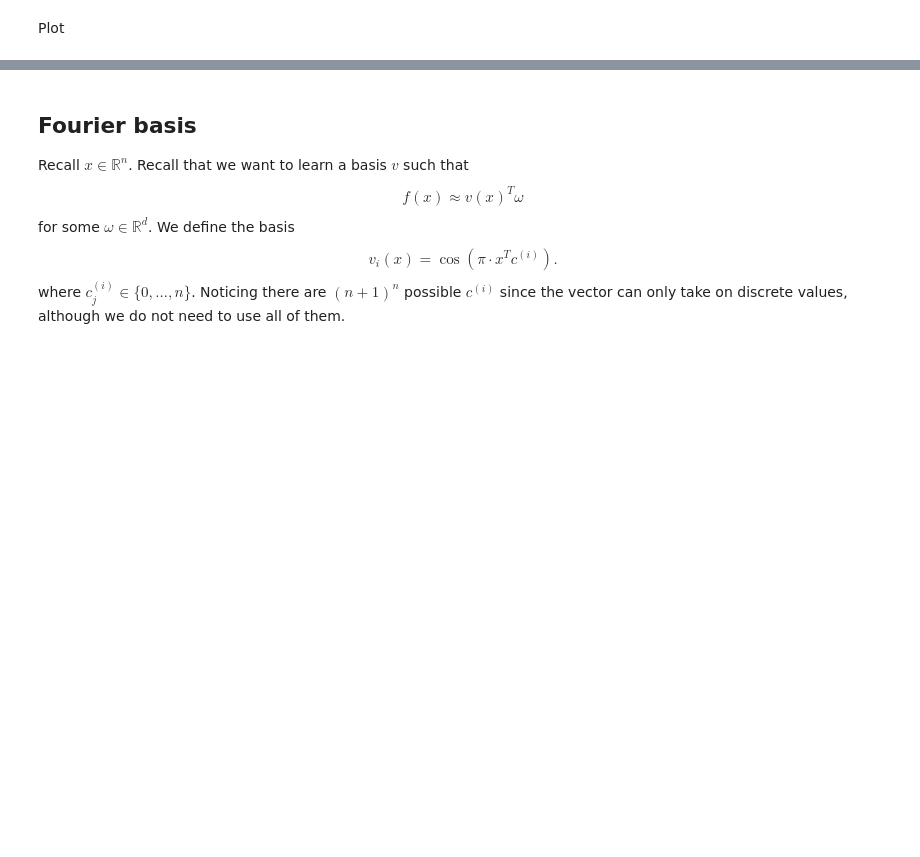
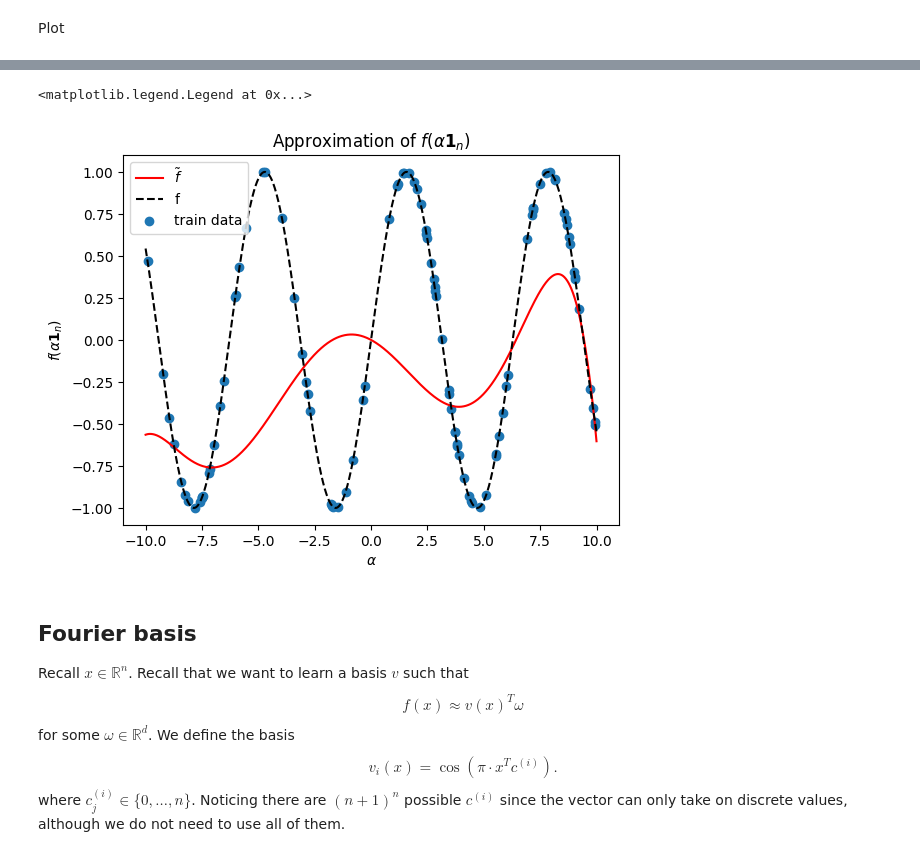
Before and after one commit to jucaleb4/RL-general-action-state, a Jupyter notebook: temp/function_approximation.ipynb, the cells around one changed output, grey strips where cells are left out. Drawn from its saved outputs; the diff is of its cells as text; code cells hidden in the pictures; blank space fills up the shorter version.

```diff
--- a/temp/function_approximation.ipynb
+++ b/temp/function_approximation.ipynb
@@ -221,5 +244,5 @@ Let's try it again with regularization (i.e., ridge regression).
 # %%
-ds = [2,3,3,3,3]
+ds = 7*np.ones(5, dtype=int)
 n_train = 100
 n_test = 20
 model = Pipeline([
@@ -230,31 +270,36 @@ test(n, ds, n_train, n_test, get_polynomial_Ab, model)
 # %%
-i = 4
+i = 3
 f = locals()[f"f{i}"]
 d = ds[i-1]
 seed = None
 
 # train to get weights
 rng = np.random.default_rng(seed)
 train_set = 20*rng.random(size=(n_train, n))-10
 (A_train, b_train) = get_polynomial_Ab(f, d, train_set)
 model.fit(A_train, b_train)
 omega = model.named_steps['reg'].coef_
 
 # evaluate the model
 xs = np.linspace(-10, 10, 1000)
 eval_set = np.diag(xs) @ np.ones((len(xs), n))
 (A_eval, b_eval) = get_polynomial_Ab(f, d, eval_set)
 
 # plot
 ax = plt.subplot()
 ax.plot(xs, A_eval@omega, label=r"$\tilde{f}$", linestyle="solid", color="red")
 ax.plot(xs, b_eval, label="f", linestyle="dashed", color="black")
+
+ax.scatter(train_set, f(train_set), label="train data")
 ax.set(
     title=r"Approximation of $f(\alpha \mathbf{1}_n)$",
     xlabel=r"$\alpha$",
     ylabel=r"$f(\alpha \mathbf{1}_n)$"
 )
 ax.legend()
+# %% [output]
+<matplotlib.legend.Legend at 0x...>
+[figure, added]
 # %% [markdown]
 ## Fourier basis
 
```
Also changed, not shown: parts of 21 cells of this notebook, 9 other files.
